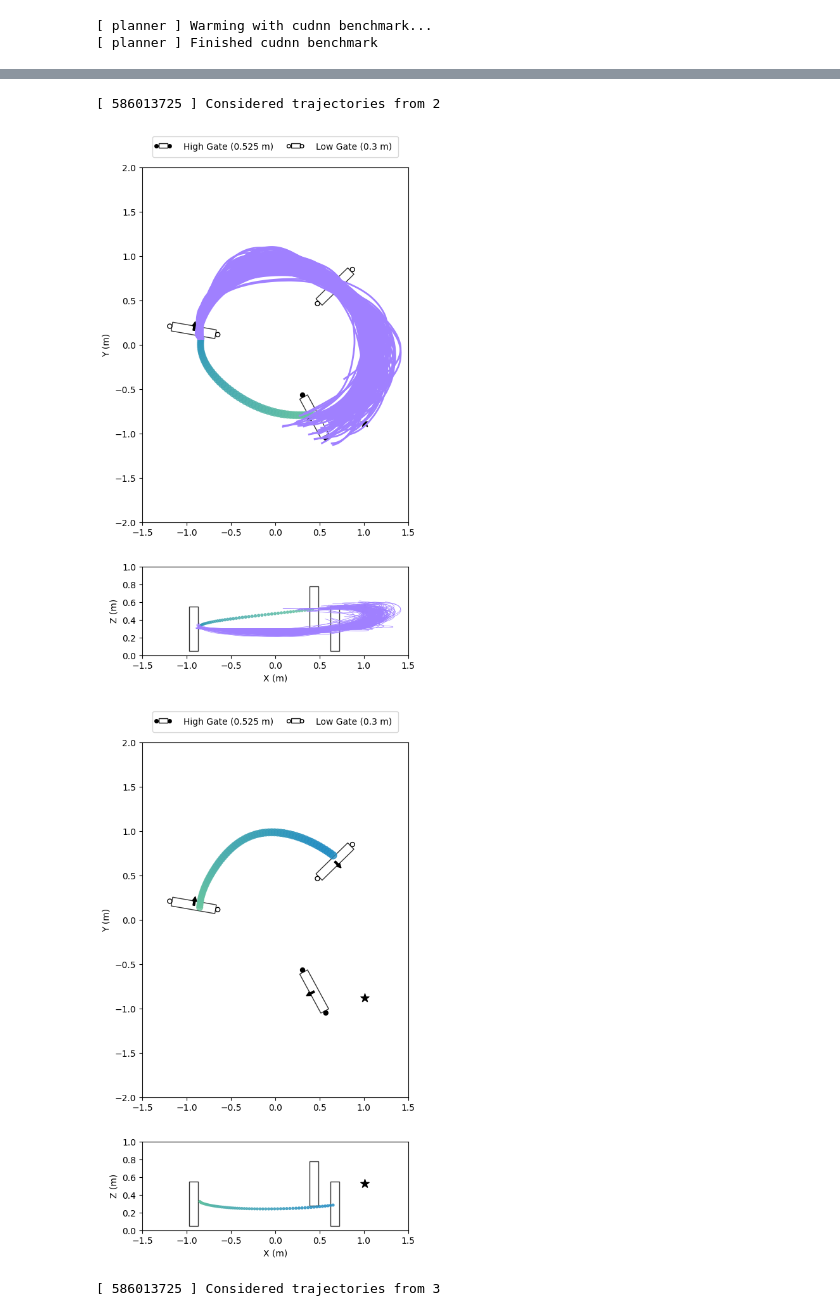
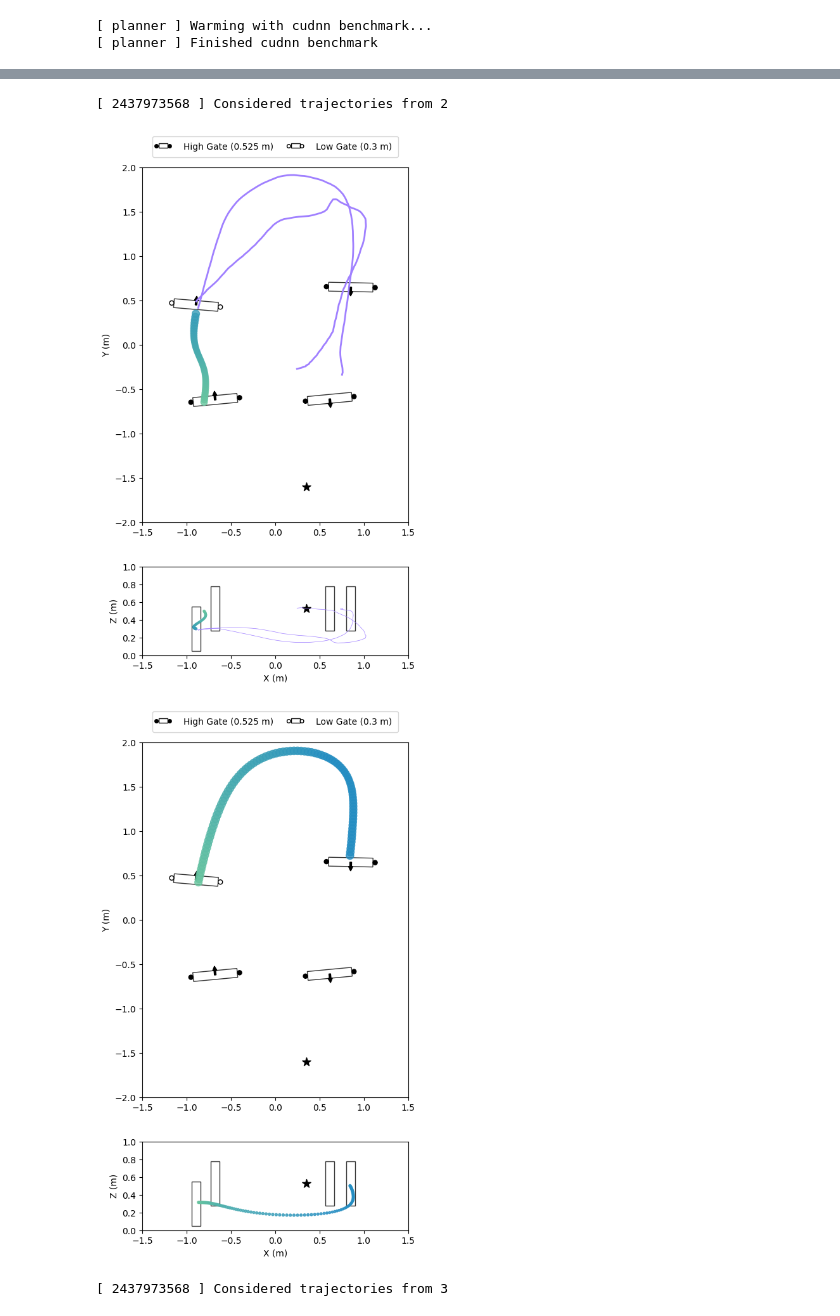
Before and after one commit to sparthaje/quadrotor-diffusion, a Jupyter notebook: notebooks/ldm.ipynb, the cells around one changed output, grey strips where cells are left out. Saved outputs shown, nothing was run; the diff lists cells and outputs as text; code cells hidden in the pictures.

Commit message:
DDIM Sampler

```diff
--- a/notebooks/ldm.ipynb
+++ b/notebooks/ldm.ipynb
@@ -21,9 +21,9 @@ from quadrotor_diffusion.planner import plan, cudnn_benchmark, ScoringMethod
 %load_ext autoreload
 %autoreload 2
 # %%
-COURSE = "../data/courses/eval/213"
+COURSE = "../data/courses/eval/155"
 # COURSE = "../data/courses/triangle/12"
-EXPERIMENT = 188
+EXPERIMENT = 198
 
 model: LatentDiffusionWrapper = None
 ema: LatentDiffusionWrapper = None
@@ -36,7 +36,7 @@ model = ema.cuda()
 print(f"Loaded {chkpt}")
 print(f"Using {normalizer}")
 
-vae_experiment: int = 174
+vae_experiment: int = 192
 chkpt = get_checkpoint_file("../logs/training", vae_experiment)
 vae_wrapper: VAE_Wrapper = None
 vae_wrapper, _, _, _ = Trainer.load(chkpt, get_ema=False)
@@ -58,6 +58,6 @@ add_gates_to_course(course, axs, has_end=False)
 # %%
 B = 250
-sampler = SamplerType.DDPM
+sampler = SamplerType.DDIM
 cudnn_benchmark(B, model, vae_downsample, "cuda", sampler)
 # %% [output]
 [ planner ] Warming with cudnn benchmark...
@@ -81,7 +81,7 @@ for i in range(5):
     next_traj, candidates = plan(
         B,
         global_context,
-        SamplerType.DDPM,
+        sampler,
         ScoringMethod.FAST,
         model,
         vae_downsample,
@@ -129,4 +129,4 @@ for i in range(5):
-[ 586013725 ] Considered trajectories from 2
+[ 2437973568 ] Considered trajectories from 2
-[figure, old version]
+[figure, new version]
-[figure, old version]
+[figure, new version]
-[ 586013725 ] Considered trajectories from 3
+[ 2437973568 ] Considered trajectories from 3
```
Also changed, not shown: parts of 6 cells of this notebook, 8 other files.
